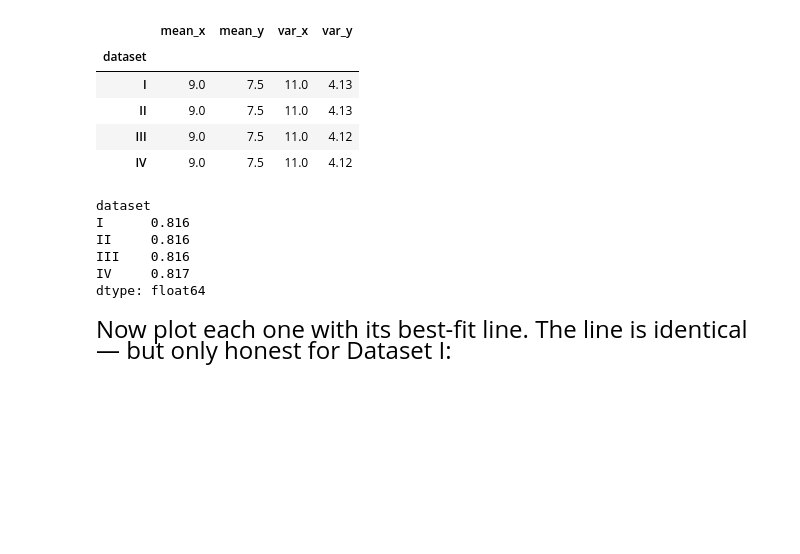
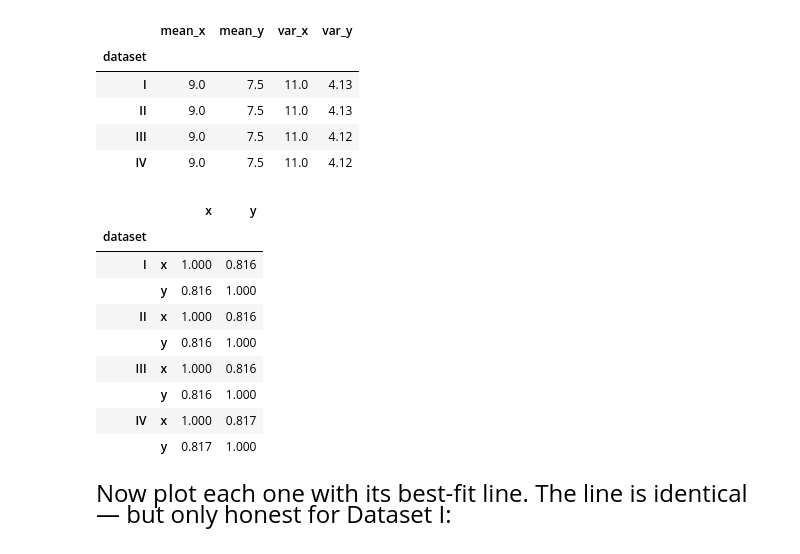
Before and after one commit to Victor-Palacios/eda, a Jupyter notebook: Data Cleaning and Exploratory Data Analysis/notebooks/01_datasaurus_always_plot.ipynb, the cells around one changed output. Drawn from its saved outputs; the diff is of its cells as text; code cells hidden in the pictures; blank space fills up the shorter version.

```diff
--- a/Data Cleaning and Exploratory Data Analysis/notebooks/01_datasaurus_always_plot.ipynb
+++ b/Data Cleaning and Exploratory Data Analysis/notebooks/01_datasaurus_always_plot.ipynb
@@ -193,16 +193,18 @@ anscombe.groupby("dataset").agg(
 | III | 9.0 | 7.5 | 11.0 | 4.12 |
 | IV | 9.0 | 7.5 | 11.0 | 4.12 |
 # %%
-anscombe.groupby("dataset").apply(
-    lambda d: d["x"].corr(d["y"]), include_groups=False
-).round(3)
+anscombe.groupby("dataset")[["x", "y"]].corr().round(3)
 # %% [output]
-dataset
-I      0.816
-II     0.816
-III    0.816
-IV     0.817
-dtype: float64
+|  |  | x | y |
+| dataset |  |  |  |
+| I | x | 1.000 | 0.816 |
+|  | y | 0.816 | 1.000 |
+| II | x | 1.000 | 0.816 |
+|  | y | 0.816 | 1.000 |
+| III | x | 1.000 | 0.816 |
+|  | y | 0.816 | 1.000 |
+| IV | x | 1.000 | 0.817 |
+|  | y | 0.817 | 1.000 |
 # %% [markdown]
 <div style="font-size: 24px; line-height: 1.6;">
 
```
Also changed, not shown: 8 other files.
